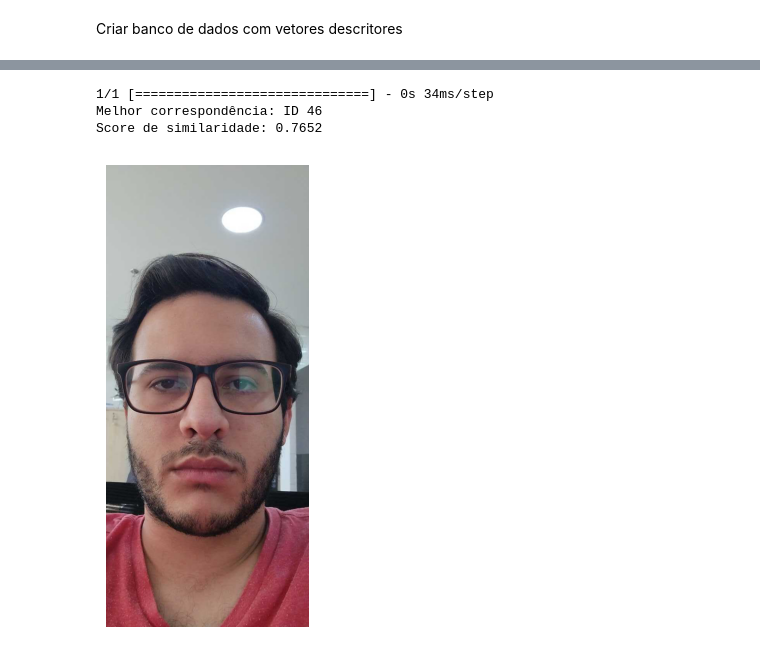
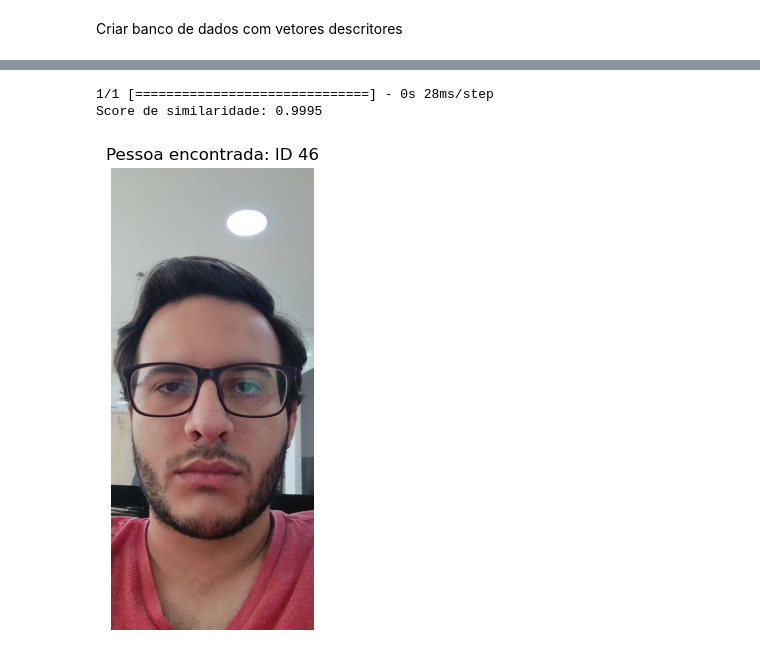
Before and after one commit to hugojardim/computer_vision_challenges, a Jupyter notebook: questao-2/experiments.ipynb, the cells around one changed output, grey strips where cells are left out. Saved outputs shown, nothing was run; the diff lists cells and outputs as text; code cells hidden in the pictures.

```diff
--- a/questao-2/experiments.ipynb
+++ b/questao-2/experiments.ipynb
@@ -252,13 +295,25 @@ Testar
 # %%
-# Carregar a imagem de teste
 test_image_path = "face-test\marcelinho_na_inferencia.jpg"
+
+# Adicionar ao banco de dados com imagens originais
+img_original = cv2.imread(test_image_path)
+img_original = cv2.cvtColor(img_original, cv2.COLOR_BGR2RGB)
+original_img_dataset = pd.concat([original_img_dataset, pd.DataFrame({'img': [img_original], 'id': [new_person_id]})], ignore_index=True)
+
+plt.figure(figsize=(6, 6))
+plt.imshow(img_original)
+plt.title("Imagem original de pessoa a ser buscada")
+plt.axis('off')
+plt.show()
+
+# Imagem não é adicionada ao banco de dados, apenas pré-processada e utilizada na inferência
 test_image = preprocess_image(test_image_path)
 test_image_array = np.expand_dims(test_image, axis=0)
 
-# Exibir a imagem de teste
+# Exibir a imagem a ser buscada
 plt.figure(figsize=(6, 6))
 plt.imshow(test_image)
-plt.title("Imagem de pessoa a ser buscada")
+plt.title("Imagem processada de pessoa a ser buscada")
 plt.axis('off')
 plt.show()
 # %% [output]
@@ -266,26 +322,27 @@ plt.show()
 # %%
-# Extrair características da imagem de teste
+# Extrair características da imagem a ser buscada
 test_features = extract_features(model, test_image_array)
 
 # Calcular similaridade com todas as faces no banco de dados
-# Usamos similaridade de cosseno como métrica
+# Usamos similaridade de cosseno como métrica que compara a distância entre vetores em um espaço vetorial
+# A similaridade de cosseno é uma medida de similaridade entre dois vetores que mede o ângulo entre eles
 similarities = cosine_similarity(test_features, feature_database['features'])[0]
 
 # Encontrar a correspondência mais próxima
 best_match_idx = np.argmax(similarities)
 best_match_id = feature_database['labels'][best_match_idx]
 best_match_score = similarities[best_match_idx]
 
-print(f"Melhor correspondência: ID {best_match_id}")
+found_img = original_img_dataset['img'][original_img_dataset['id'] == best_match_id].values[0]
+
+# Exibir o resultado da busca com a imagem da pessoa correspondente
 print(f"Score de similaridade: {best_match_score:.4f}")
-
-# Exibir a imagem correspondente
 plt.figure(figsize=(6, 6))
-plt.imshow(original_img_dataset['img'][original_img_dataset['id'] == best_match_id].values[0])
+plt.imshow(found_img)
+plt.title(f"Pessoa encontrada: ID {best_match_id}")
 plt.axis('off')
 plt.show()
 # %% [output]
-1/1 [==============================] - 0s 34ms/step
-Melhor correspondência: ID 46
-Score de similaridade: 0.7652
+1/1 [==============================] - 0s 28ms/step
+Score de similaridade: 0.9995
-[figure, old version]
+[figure, new version]
```
Also changed, not shown: parts of 10 cells of this notebook.
